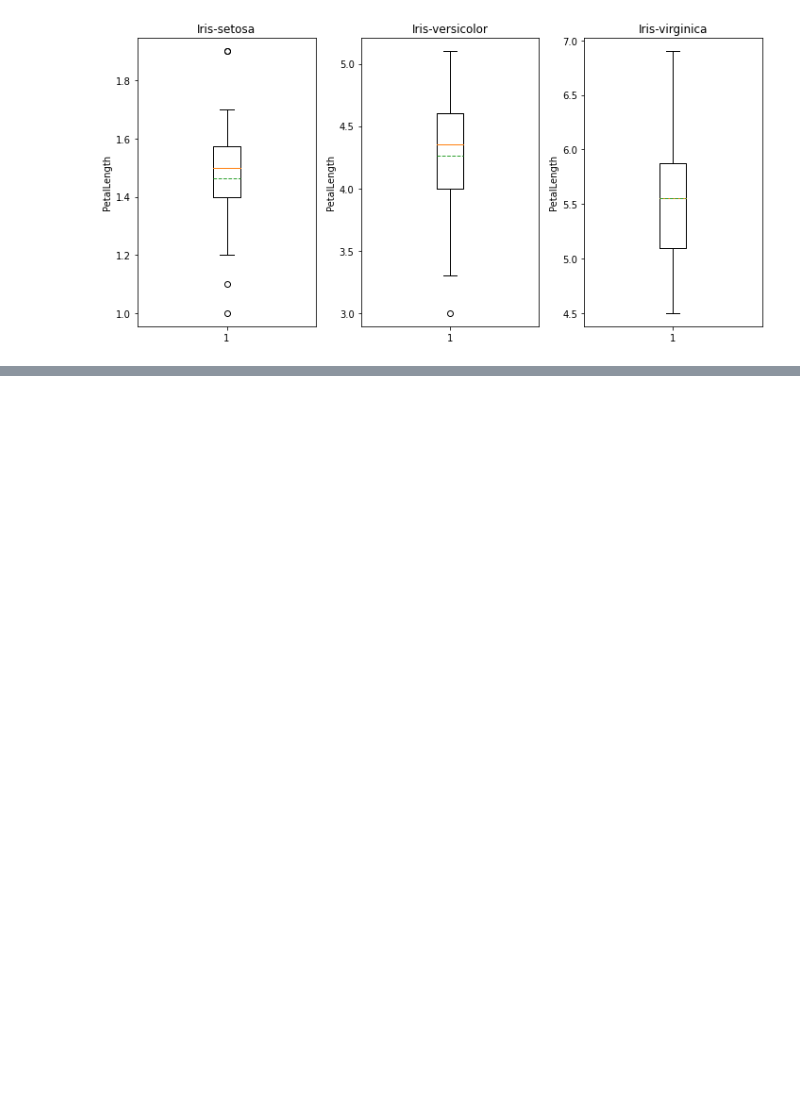
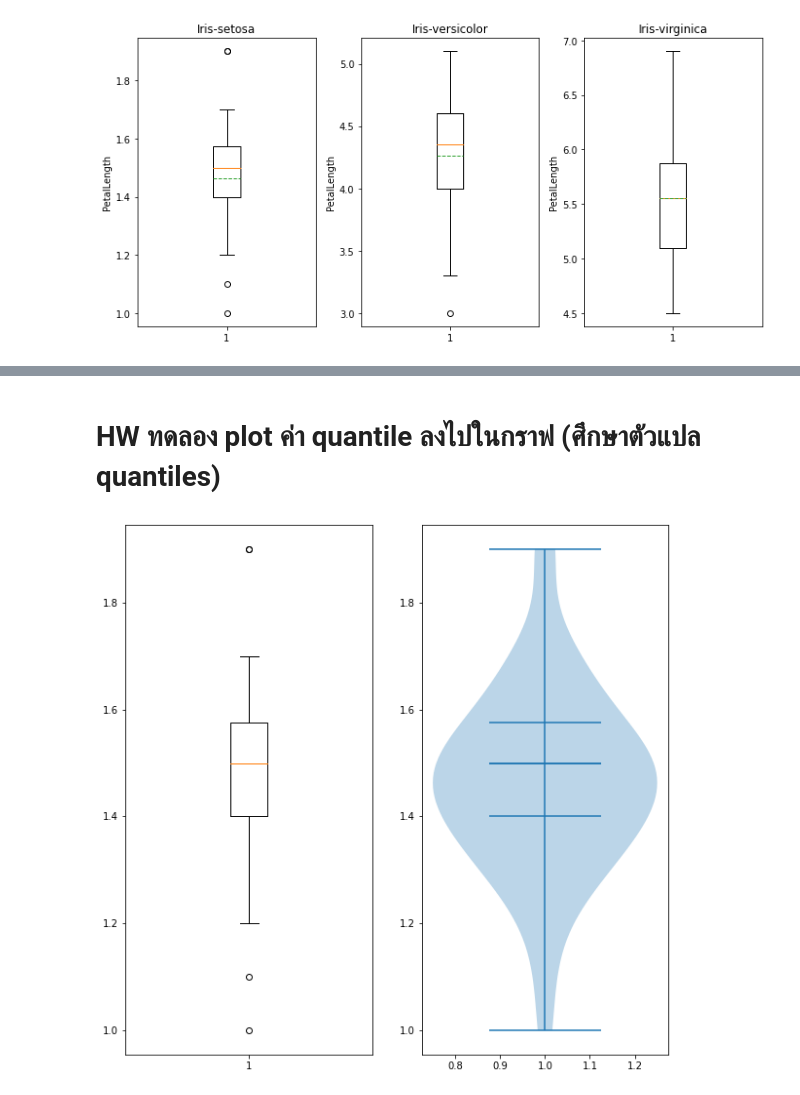
Before and after one commit to gotserena/data_viz_2022, a Jupyter notebook: DataViz02_Data_Distribution_.ipynb, the cells around one changed output, grey strips where cells are left out. Drawn from its saved outputs; the diff is of its cells as text; code cells hidden in the pictures; blank space fills up the shorter version.

```diff
--- a/DataViz02_Data_Distribution_.ipynb
+++ b/DataViz02_Data_Distribution_.ipynb
@@ -337,0 +359,13 @@ plt.tight_layout()  #ปรับระยะห่างของแต่ล
+# %% [markdown]
+# HW ทดลอง plot ค่า quantile ลงไปในกราฟ (ศึกษาตัวแปล quantiles)
+# %%
+plt.figure(figsize = (10,10)) #ปรับขนาดภาพ
+plt.subplot(1,2,1)
+HW = plt.boxplot(df['PetalLength'][:50])
+q1 = HW['boxes'][0].get_ydata()[0]
+q2 = HW['medians'][0].get_ydata()[0]
+q3 = HW['boxes'][0].get_ydata()[2]
+plt.subplot(1,2,2)
+HW1 = plt.violinplot(df['PetalLength'][:50],showmedians=True ,quantiles=[0.25,0.5,0.75])
+# %% [output]
+[figure, added]
```
Also changed, not shown: parts of 7 cells of this notebook.
